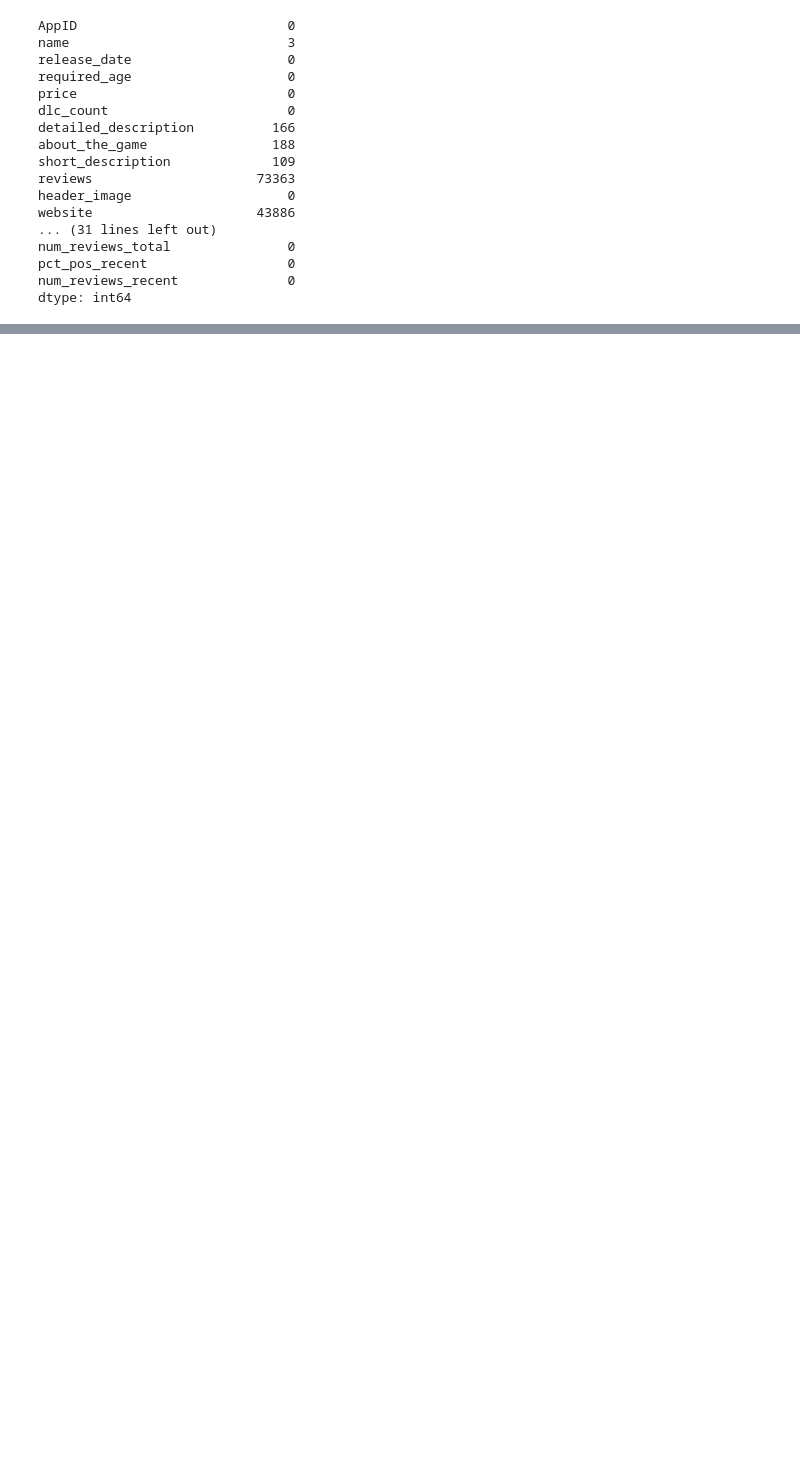
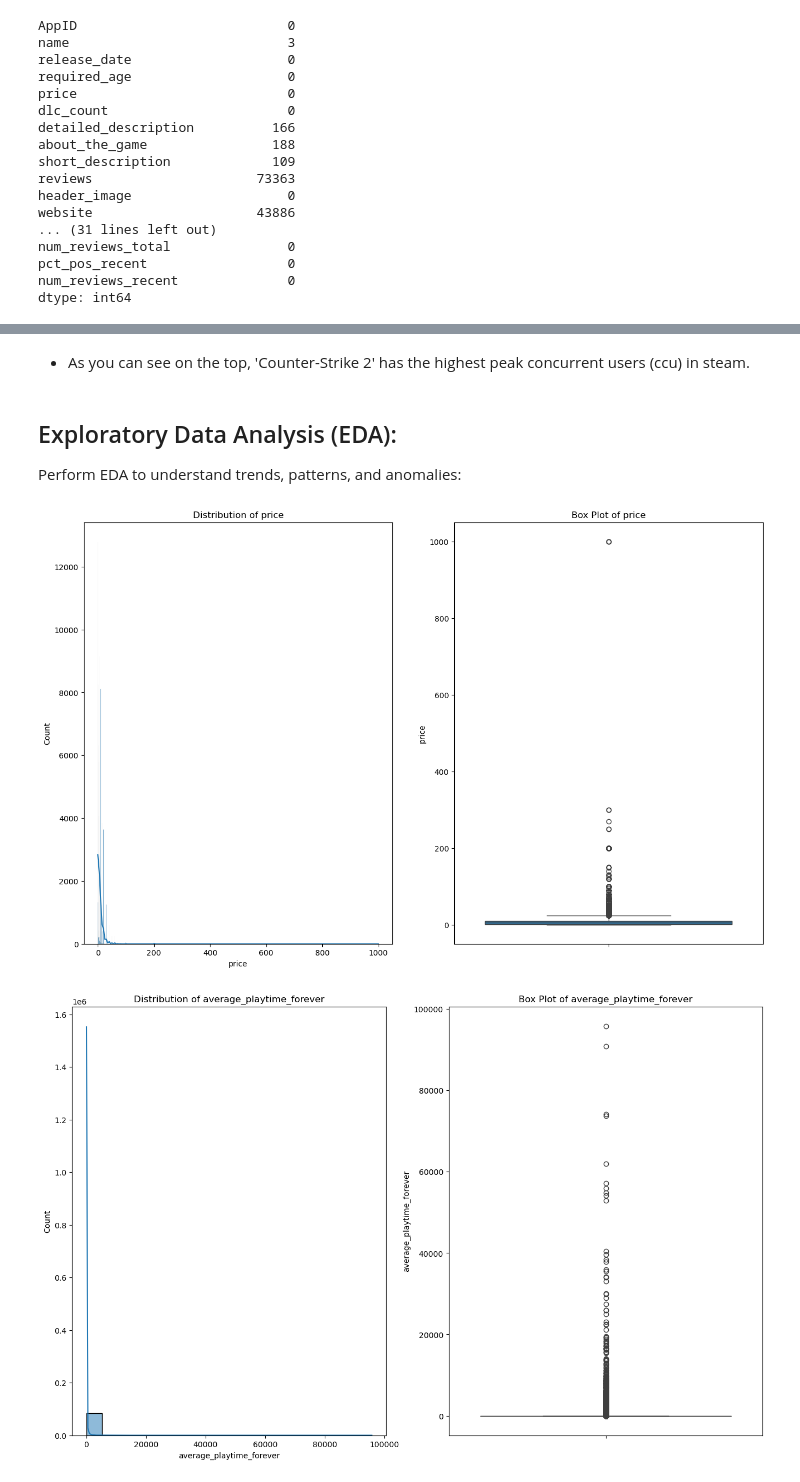
Before and after one commit to DylanNg2412/Python_Project_CU5, a Jupyter notebook: Capstone_Project.ipynb, the cells around one changed output, grey strips where cells are left out. Saved outputs shown, nothing was run; the diff lists cells and outputs as text; code cells hidden in the pictures; blank space fills up the shorter version.

```diff
--- a/Capstone_Project.ipynb
+++ b/Capstone_Project.ipynb
@@ -33,0 +335,29 @@ dtype: int64
+# %% [markdown]
+- As you can see on the top, 'Counter-Strike 2' has the highest peak concurrent users (ccu) in steam.
+# %% [markdown]
+## Exploratory Data Analysis (EDA):
+
+Perform EDA to understand trends, patterns, and anomalies:
+# %%
+# Select important numeric features
+numeric_features = ['price', 'average_playtime_forever', 'average_playtime_2weeks',
+                    'peak_ccu']
+
+# Plot distributions and box plots for each numeric feature
+for feature in numeric_features:
+    plt.figure(figsize = (16, 10))
+
+    # Histogram
+    plt.subplot(1, 2, 1)
+    sns.histplot(df[feature], kde=True)
+    plt.title(f'Distribution of {feature}')
+
+    # Box plot
+    plt.subplot(1, 2, 2)
+    sns.boxplot(df[feature])
+    plt.title(f'Box Plot of {feature}')
+
+    plt.show()
+# %% [output]
+[figure, added]
+[figure, added]
```
Also changed, not shown: parts of 52 cells of this notebook, 1 other file.
